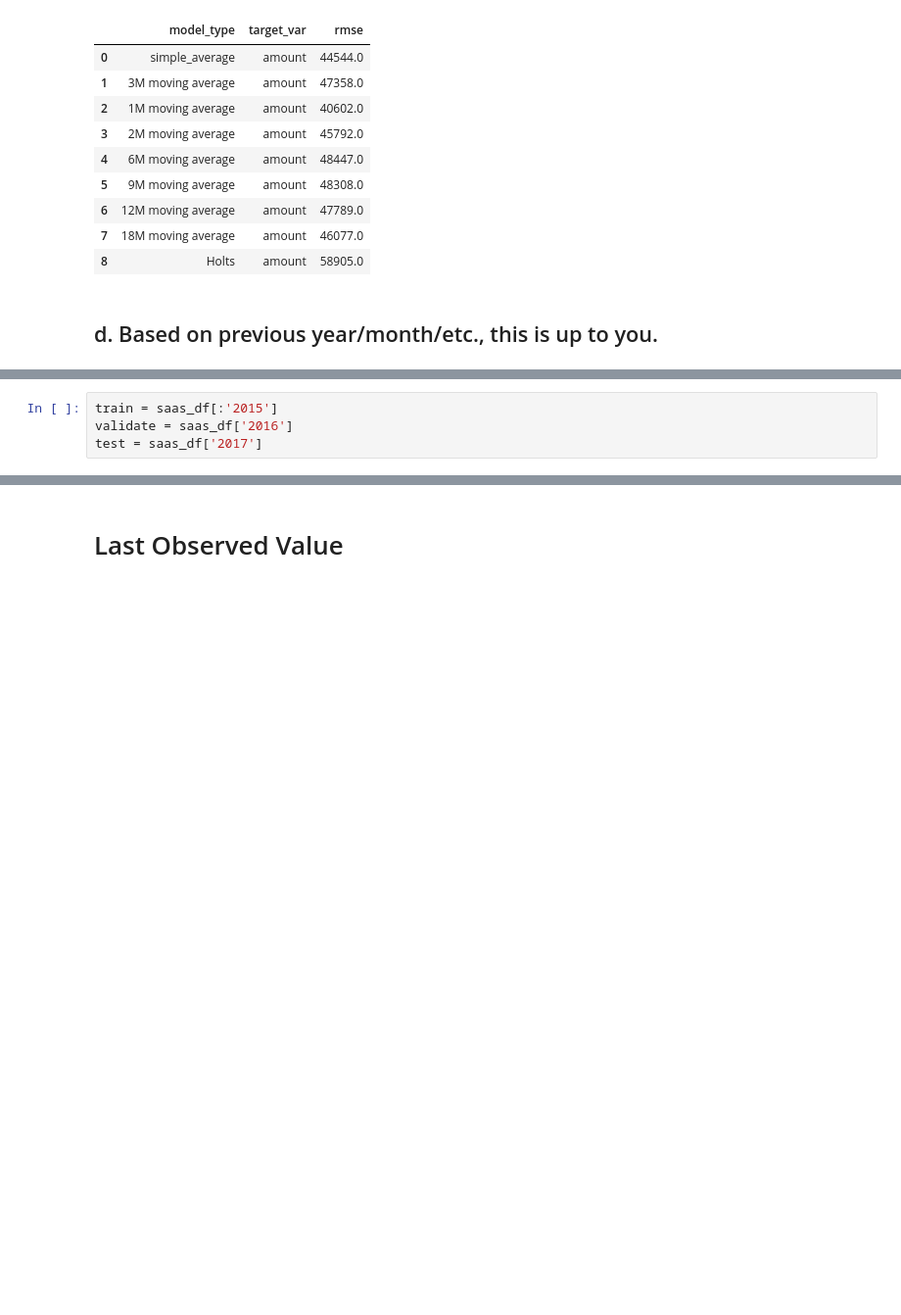
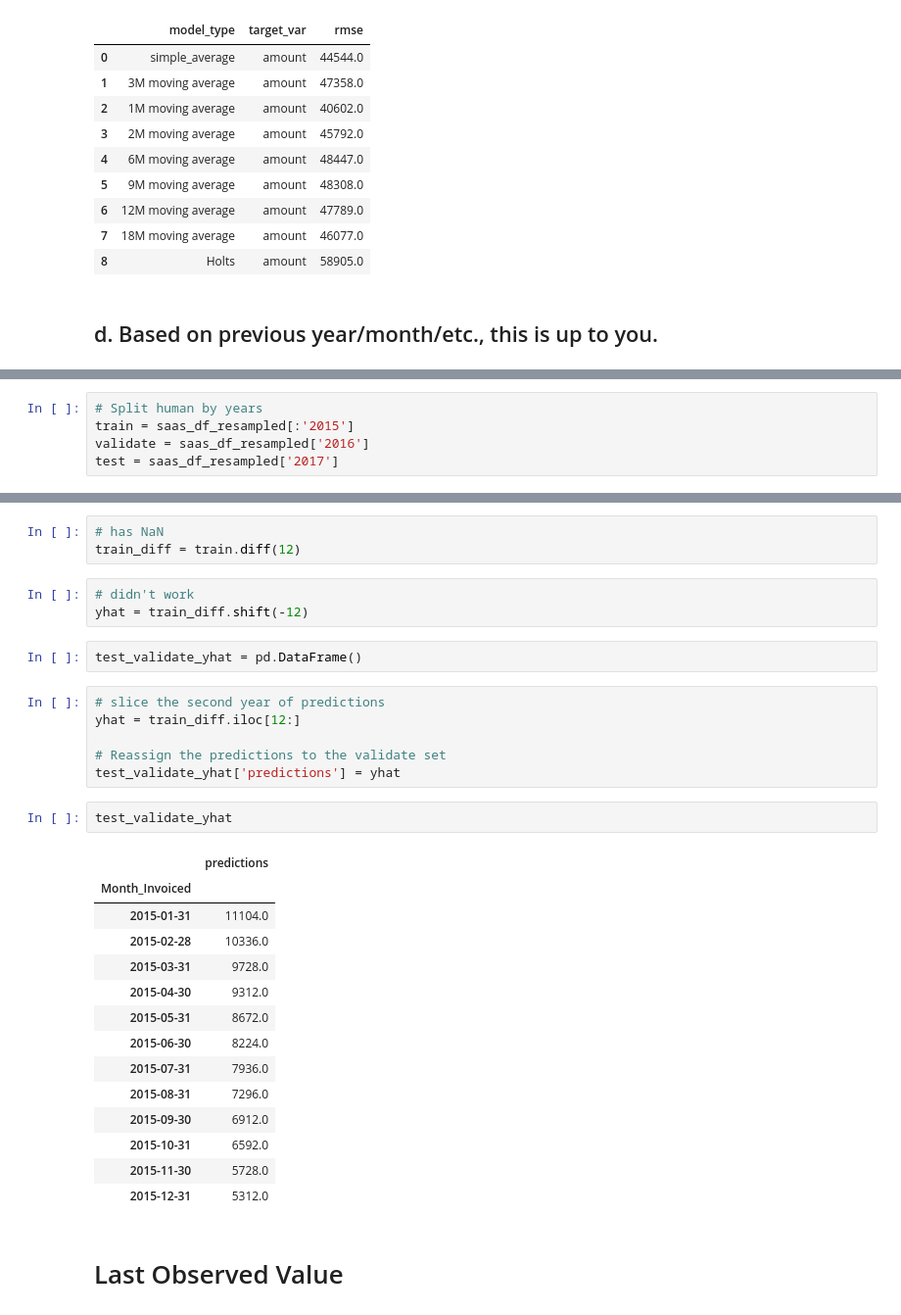
Before and after one commit to manuelparra1/time-series-exercises, a Jupyter notebook: model.ipynb, the cells around one changed output, grey strips where cells are left out. Shown at 98% size. Drawn from its saved outputs; the diff is of its cells as text; blank space fills up the shorter version.

```diff
--- a/model.ipynb
+++ b/model.ipynb
@@ -296,4 +309,5 @@ saas_df['amount']=saas_df['amount'].astype('float16')
 # %%
-train = saas_df[:'2015']
-validate = saas_df['2016']
-test = saas_df['2017']
+# Split human by years
+train = saas_df_resampled[:'2015']
+validate = saas_df_resampled['2016']
+test = saas_df_resampled['2017']
@@ -338,3 +336,34 @@ Name: amount, Length: 204352, dtype: float16
+# %%
+# has NaN
+train_diff = train.diff(12)
+# %%
+# didn't work
+yhat = train_diff.shift(-12)
+# %%
+test_validate_yhat = pd.DataFrame()
+# %%
+# slice the second year of predictions
+yhat = train_diff.iloc[12:]
+
+# Reassign the predictions to the validate set
+test_validate_yhat['predictions'] = yhat
+# %%
+test_validate_yhat
+# %% [output]
+|  | predictions |
+| Month_Invoiced |  |
+| 2015-01-31 | 11104.0 |
+| 2015-02-28 | 10336.0 |
+| 2015-03-31 | 9728.0 |
+| 2015-04-30 | 9312.0 |
+| 2015-05-31 | 8672.0 |
+| 2015-06-30 | 8224.0 |
+| 2015-07-31 | 7936.0 |
+| 2015-08-31 | 7296.0 |
+| 2015-09-30 | 6912.0 |
+| 2015-10-31 | 6592.0 |
+| 2015-11-30 | 5728.0 |
+| 2015-12-31 | 5312.0 |
 # %% [markdown]
 # Last Observed Value
 # %%
```
Also changed, not shown: parts of 12 cells of this notebook, 1 other file.
